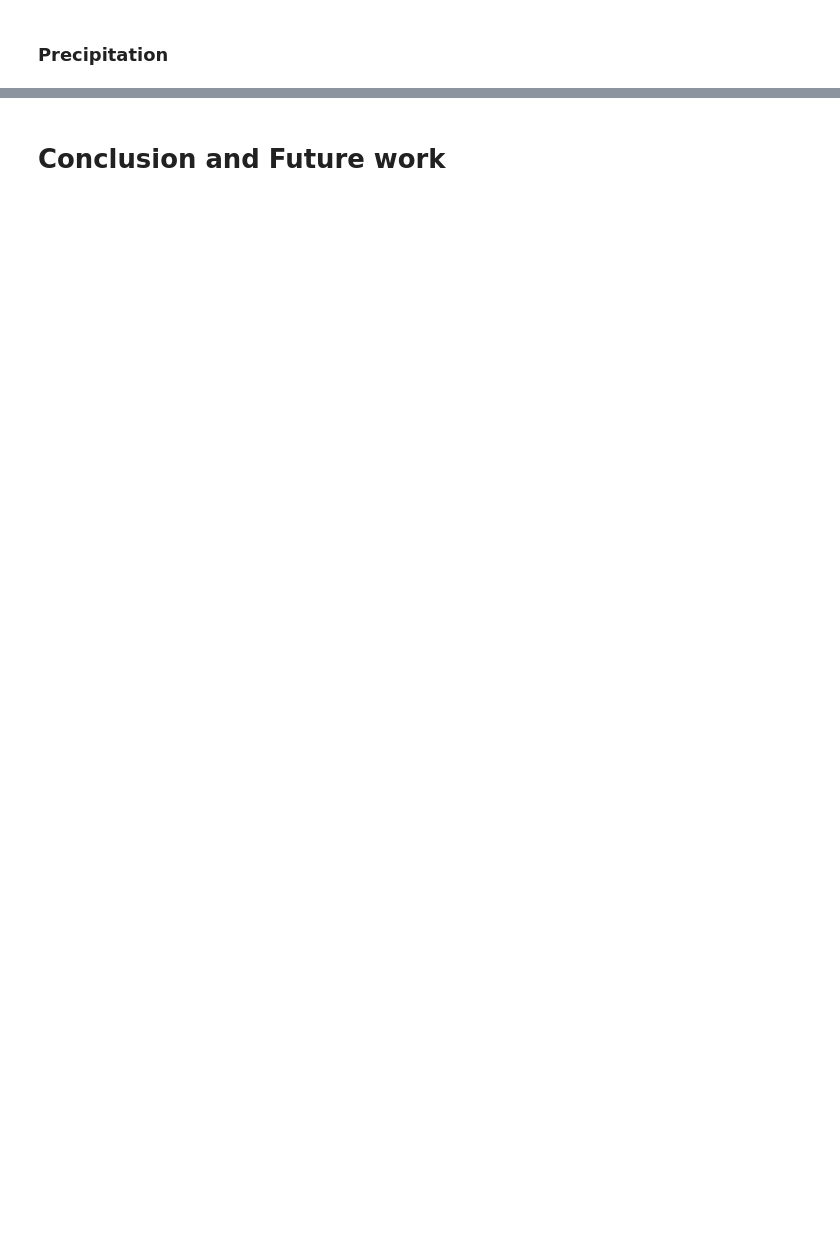
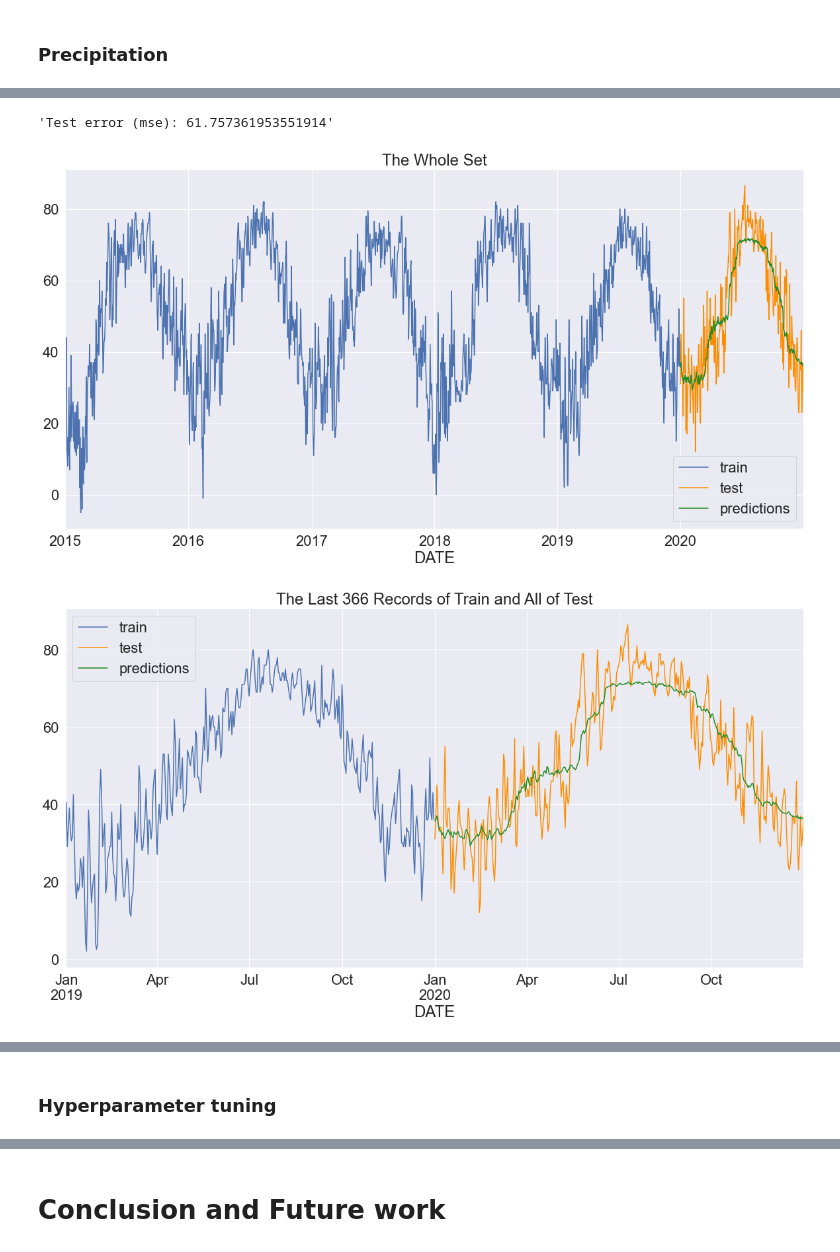
Before and after one commit to Alex-Kamenev/Weather_Data_Prediction_Models, a Jupyter notebook: Weather_Data_Predictive_Models.ipynb, the cells around one changed output, grey strips where cells are left out. Cells and saved outputs as stored; diff of their text form; code cells hidden in the pictures; blank space fills up the shorter version.

```diff
--- a/Weather_Data_Predictive_Models.ipynb
+++ b/Weather_Data_Predictive_Models.ipynb
@@ -323,0 +672,6 @@ md.ts_plot_outcome(data_train, data_test, predictions, 'TAVG', 366)
+# %%
+md.ts_plot_outcome(data_train, data_test, predictions_naive, 'TAVG', 366)
+# %% [output]
+'Test error (mse): 61.757361953551914'
+[figure, added]
+[figure, added]
@@ -323,0 +679,2 @@ md.ts_plot_outcome(data_train, data_test, predictions, 'TAVG', 366)
+# %% [markdown]
+### Hyperparameter tuning
```
Also changed, not shown: parts of 71 cells of this notebook, 1 other file.
